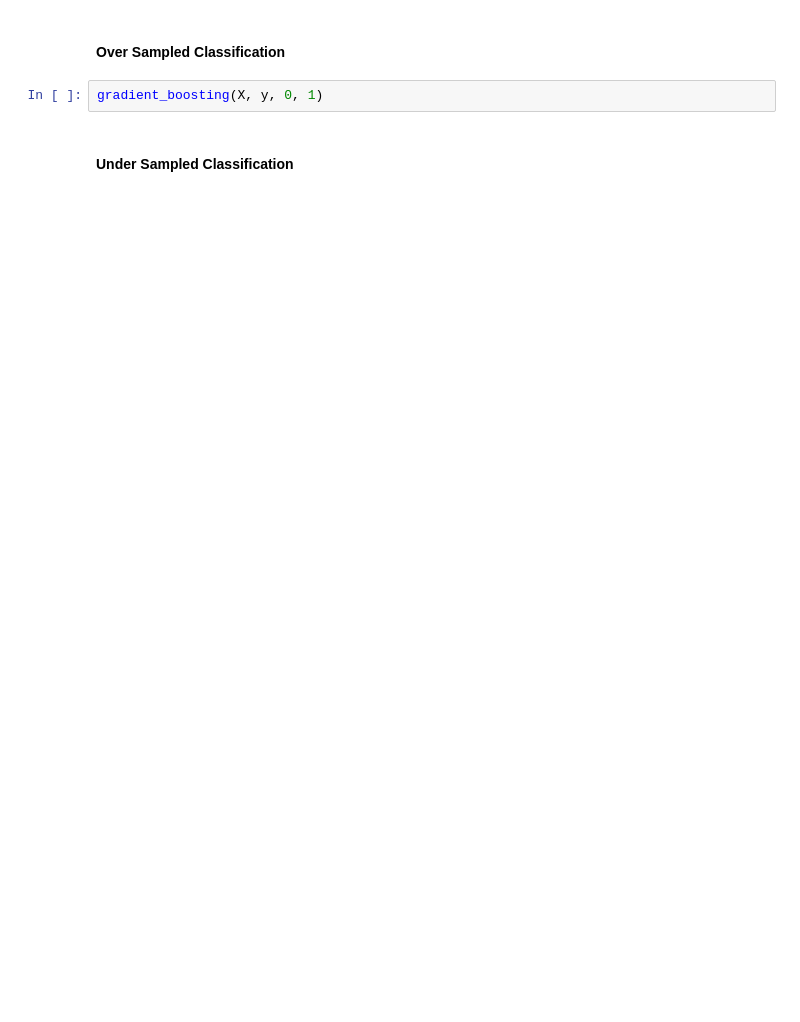
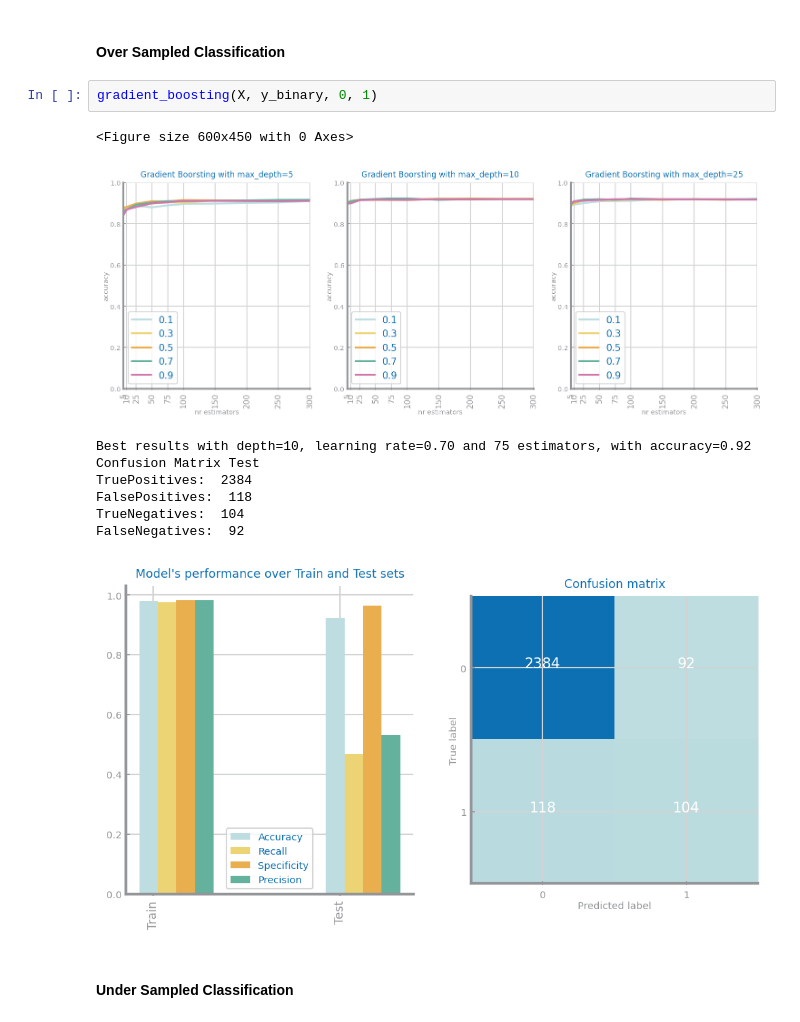
Before and after one commit to diogo-costa98/cdados, a Jupyter notebook: Lab6/Lab6_qsar_oral_toxicity.ipynb, the cells around one changed output. Drawn from its saved outputs; the diff is of its cells as text; blank space fills up the shorter version.

```diff
--- a/Lab6/Lab6_qsar_oral_toxicity.ipynb
+++ b/Lab6/Lab6_qsar_oral_toxicity.ipynb
@@ -147,7 +183,17 @@ KeyboardInterrupt:
 # %% [markdown]
 #### Over Sampled Classification
 # %%
-gradient_boosting(X, y, 0, 1)
+gradient_boosting(X, y_binary, 0, 1)
+# %% [output]
+<Figure size 600x450 with 0 Axes>
+[figure, added]
+Best results with depth=10, learning rate=0.70 and 75 estimators, with accuracy=0.92
+Confusion Matrix Test
+TruePositives:  2384
+FalsePositives:  118
+TrueNegatives:  104
+FalseNegatives:  92
+[figure, added]
 # %% [markdown]
 #### Under Sampled Classification
 # %%
```
Also changed, not shown: parts of 9 cells of this notebook.
